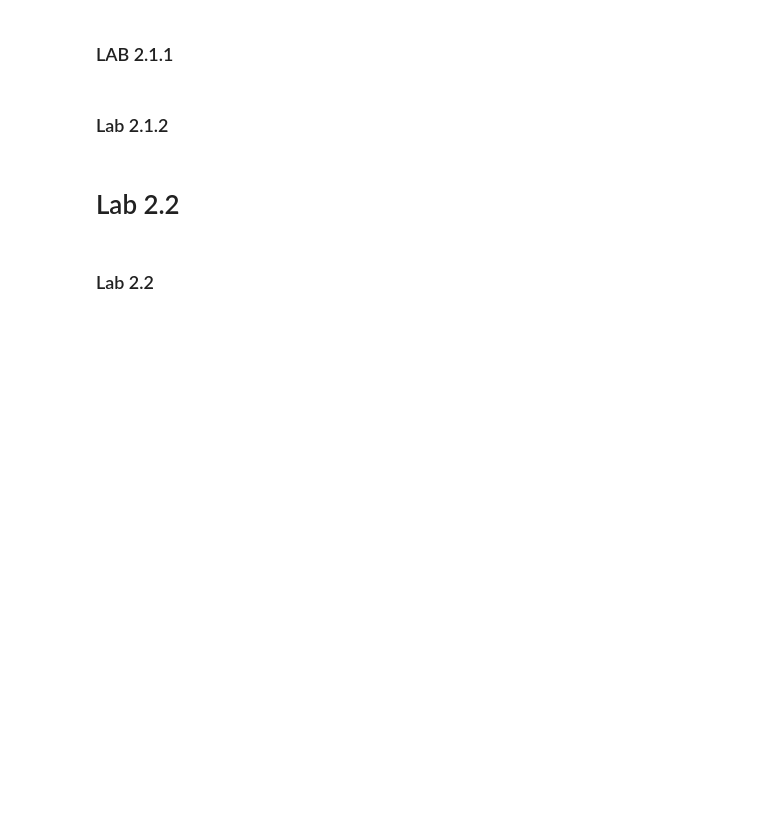
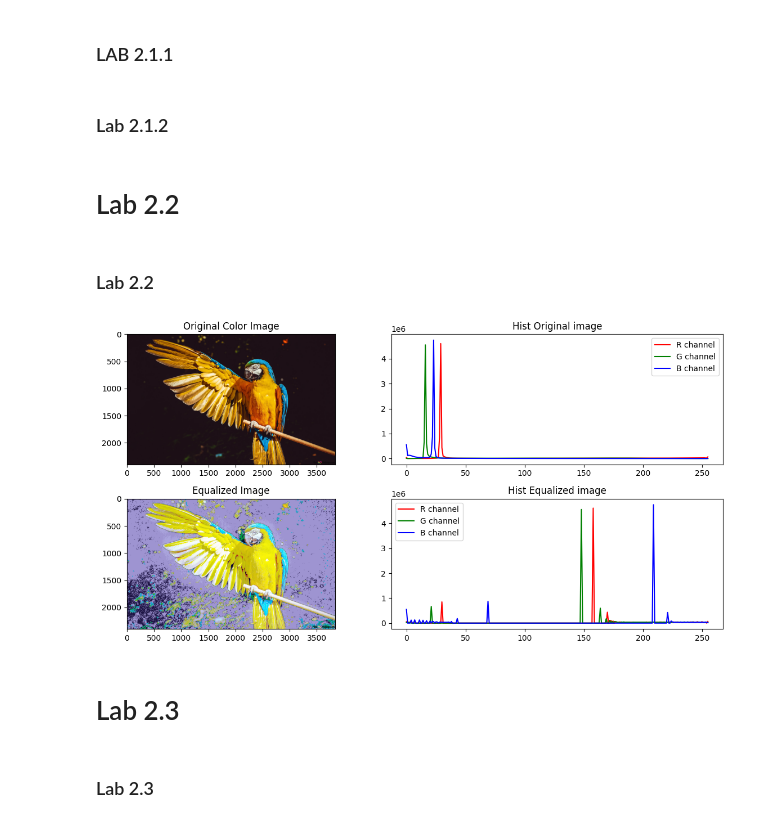
Before and after one commit to AekarinOngart/Image-Processing, a Jupyter notebook: Lab/Lab2.ipynb, the cells around one changed output. Cells and saved outputs as stored; diff of their text form; code cells hidden in the pictures; blank space fills up the shorter version.

```diff
--- a/Lab/Lab2.ipynb
+++ b/Lab/Lab2.ipynb
@@ -77,3 +77,68 @@ out.release()
 # Lab 2.2
 # %% [markdown]
 ### Lab 2.2
+# %%
+import cv2
+import numpy as np
+import matplotlib.pyplot as plt
+
+# โหลดภาพ
+image = cv2.imread('./img/lab1-img1.jpg')
+# แปลงสีจาก BGR เป็น RGB
+image = cv2.cvtColor(image, cv2.COLOR_BGR2RGB)
+
+# แยกแต่ละช่องสี R, G, B
+r, g, b = cv2.split(image)
+
+# ทำ Histogram Equalization สำหรับแต่ละช่องสี
+r_eq = cv2.equalizeHist(r)
+g_eq = cv2.equalizeHist(g)
+b_eq = cv2.equalizeHist(b)
+
+# รวมช่องสี R, G, B กลับเป็นภาพสี
+equalized_image = cv2.merge([r_eq, g_eq, b_eq])
+
+# คำนวณ Histogram สำหรับภาพต้นฉบับและภาพหลังทำ Histogram Equalization
+hist_r = cv2.calcHist([r], [0], None, [256], [0, 256])
+hist_g = cv2.calcHist([g], [0], None, [256], [0, 256])
+hist_b = cv2.calcHist([b], [0], None, [256], [0, 256])
+
+hist_r_eq = cv2.calcHist([r_eq], [0], None, [256], [0, 256])
+hist_g_eq = cv2.calcHist([g_eq], [0], None, [256], [0, 256])
+hist_b_eq = cv2.calcHist([b_eq], [0], None, [256], [0, 256])
+
+# แสดงภาพและ Histogram
+plt.figure(figsize=(12, 6))
+
+# แถวแรก: ภาพต้นฉบับและ Histogram ของภาพต้นฉบับ
+plt.subplot(2, 2, 1)
+plt.imshow(image)
+plt.title('Original Color Image')
+
+plt.subplot(2, 2, 2)
+plt.plot(hist_r, color='red', label='R channel')
+plt.plot(hist_g, color='green', label='G channel')
+plt.plot(hist_b, color='blue', label='B channel')
+plt.title('Hist Original image')
+plt.legend()
+
+# แถวที่สอง: ภาพหลังทำ Histogram Equalization และ Histogram ของภาพหลังทำ
+plt.subplot(2, 2, 3)
+plt.imshow(equalized_image)
+plt.title('Equalized Image')
+
+plt.subplot(2, 2, 4)
+plt.plot(hist_r_eq, color='red', label='R channel')
+plt.plot(hist_g_eq, color='green', label='G channel')
+plt.plot(hist_b_eq, color='blue', label='B channel')
+plt.title('Hist Equalized image')
+plt.legend()
+
+plt.tight_layout()
+plt.show()
+# %% [output]
+[figure, added]
+# %% [markdown]
+# Lab 2.3
+# %% [markdown]
+### Lab 2.3
```
